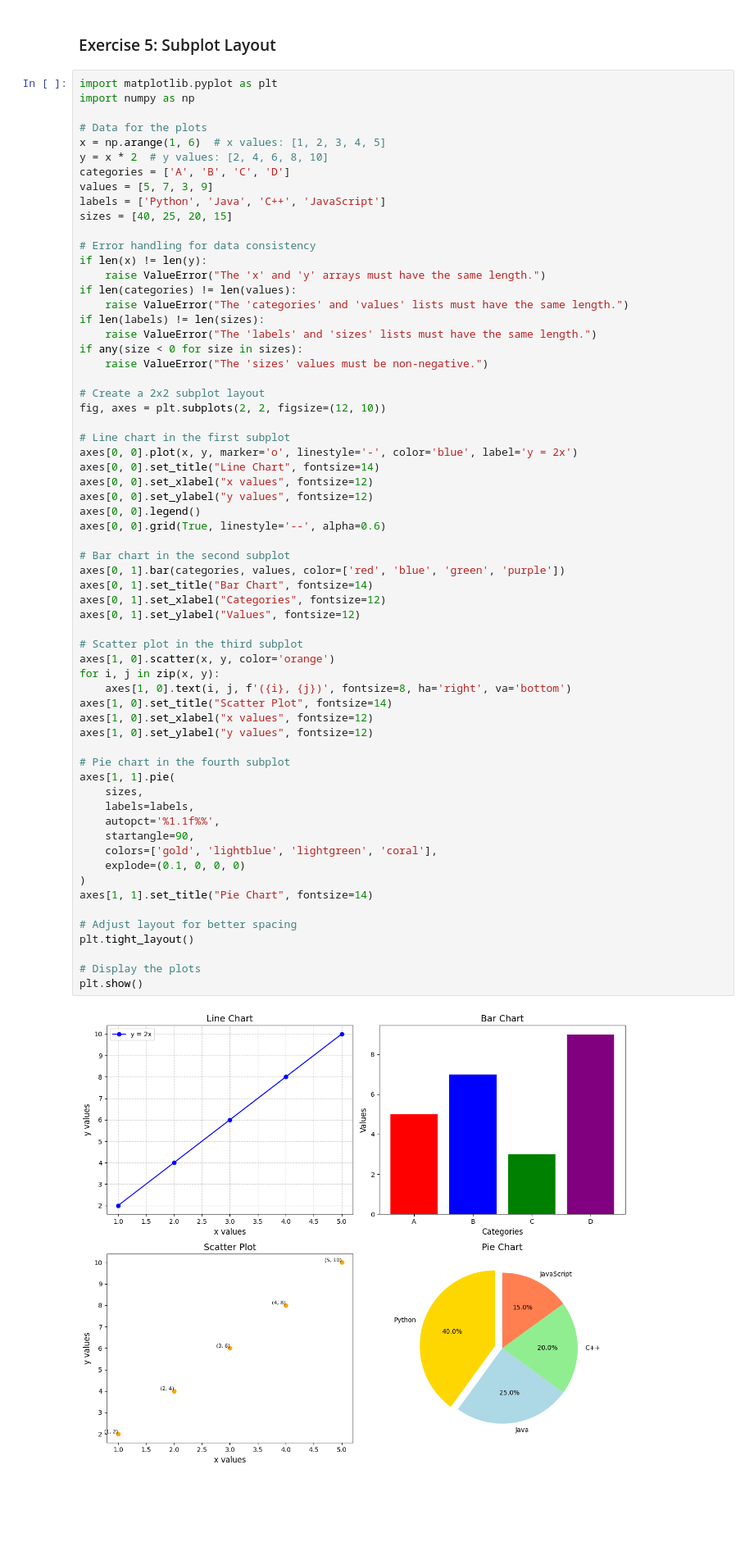
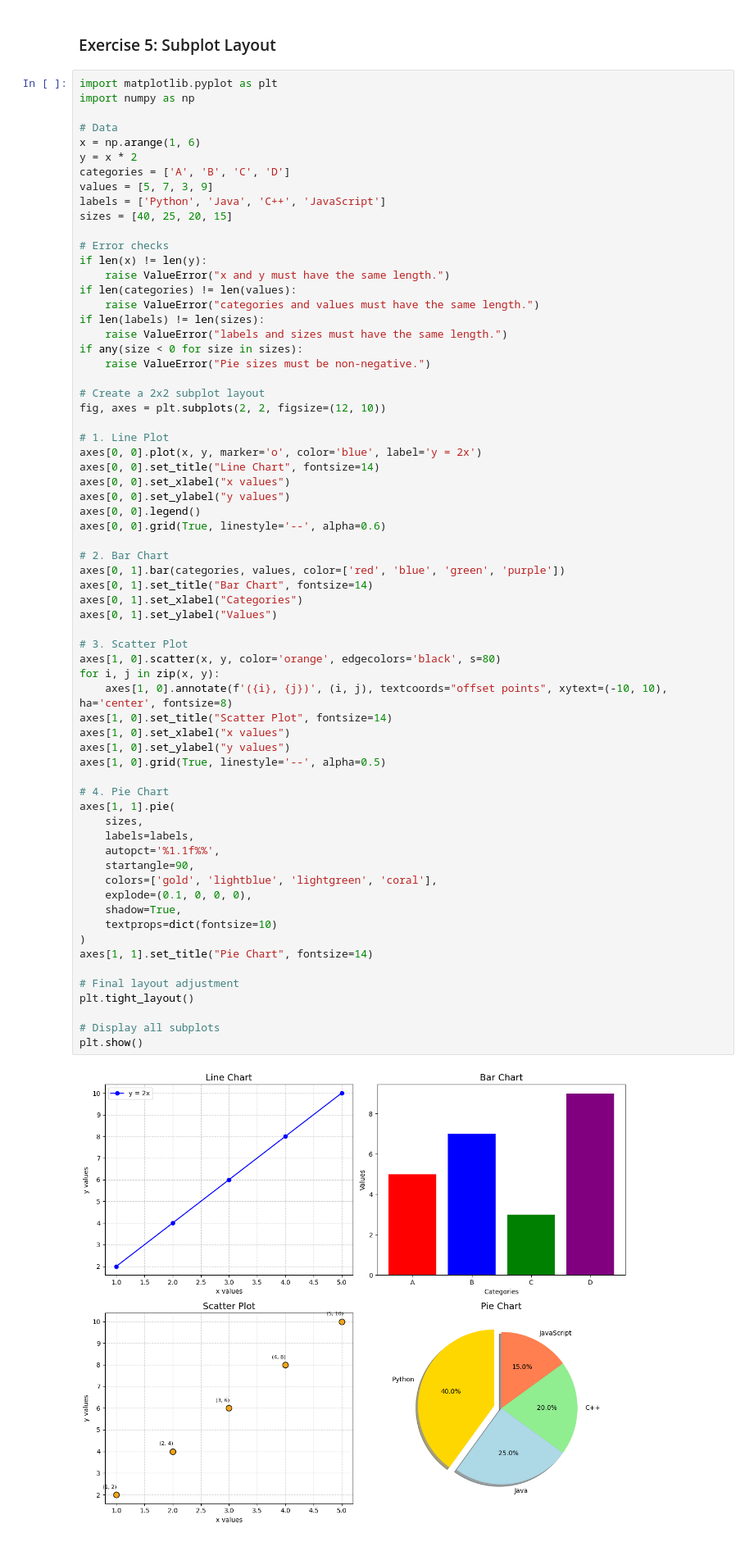
Before and after one commit to siddhanthhk/python-jupyter-template, a Jupyter notebook: src/5-subplot.ipynb, the cells around one changed output. Shown at 82% size. Drawn from its saved outputs; the diff is of its cells as text; blank space fills up the shorter version.

```diff
--- a/src/5-subplot.ipynb
+++ b/src/5-subplot.ipynb
@@ -4,64 +4,67 @@
 import matplotlib.pyplot as plt
 import numpy as np
 
-# Data for the plots
-x = np.arange(1, 6)  # x values: [1, 2, 3, 4, 5]
-y = x * 2  # y values: [2, 4, 6, 8, 10]
+# Data
+x = np.arange(1, 6)
+y = x * 2
 categories = ['A', 'B', 'C', 'D']
 values = [5, 7, 3, 9]
 labels = ['Python', 'Java', 'C++', 'JavaScript']
 sizes = [40, 25, 20, 15]
 
-# Error handling for data consistency
+# Error checks
 if len(x) != len(y):
-    raise ValueError("The 'x' and 'y' arrays must have the same length.")
+    raise ValueError("x and y must have the same length.")
 if len(categories) != len(values):
-    raise ValueError("The 'categories' and 'values' lists must have the same length.")
+    raise ValueError("categories and values must have the same length.")
 if len(labels) != len(sizes):
-    raise ValueError("The 'labels' and 'sizes' lists must have the same length.")
+    raise ValueError("labels and sizes must have the same length.")
 if any(size < 0 for size in sizes):
-    raise ValueError("The 'sizes' values must be non-negative.")
+    raise ValueError("Pie sizes must be non-negative.")
 
 # Create a 2x2 subplot layout
 fig, axes = plt.subplots(2, 2, figsize=(12, 10))
 
-# Line chart in the first subplot
-axes[0, 0].plot(x, y, marker='o', linestyle='-', color='blue', label='y = 2x')
+# 1. Line Plot
+axes[0, 0].plot(x, y, marker='o', color='blue', label='y = 2x')
 axes[0, 0].set_title("Line Chart", fontsize=14)
-axes[0, 0].set_xlabel("x values", fontsize=12)
-axes[0, 0].set_ylabel("y values", fontsize=12)
+axes[0, 0].set_xlabel("x values")
+axes[0, 0].set_ylabel("y values")
 axes[0, 0].legend()
 axes[0, 0].grid(True, linestyle='--', alpha=0.6)
 
-# Bar chart in the second subplot
+# 2. Bar Chart
 axes[0, 1].bar(categories, values, color=['red', 'blue', 'green', 'purple'])
 axes[0, 1].set_title("Bar Chart", fontsize=14)
-axes[0, 1].set_xlabel("Categories", fontsize=12)
-axes[0, 1].set_ylabel("Values", fontsize=12)
+axes[0, 1].set_xlabel("Categories")
+axes[0, 1].set_ylabel("Values")
 
-# Scatter plot in the third subplot
-axes[1, 0].scatter(x, y, color='orange')
+# 3. Scatter Plot
+axes[1, 0].scatter(x, y, color='orange', edgecolors='black', s=80)
 for i, j in zip(x, y):
-    axes[1, 0].text(i, j, f'({i}, {j})', fontsize=8, ha='right', va='bottom')
+    axes[1, 0].annotate(f'({i}, {j})', (i, j), textcoords="offset points", xytext=(-10, 10), ha='center', fontsize=8)
 axes[1, 0].set_title("Scatter Plot", fontsize=14)
-axes[1, 0].set_xlabel("x values", fontsize=12)
-axes[1, 0].set_ylabel("y values", fontsize=12)
+axes[1, 0].set_xlabel("x values")
+axes[1, 0].set_ylabel("y values")
+axes[1, 0].grid(True, linestyle='--', alpha=0.5)
 
-# Pie chart in the fourth subplot
+# 4. Pie Chart
 axes[1, 1].pie(
     sizes,
     labels=labels,
     autopct='%1.1f%%',
     startangle=90,
     colors=['gold', 'lightblue', 'lightgreen', 'coral'],
-    explode=(0.1, 0, 0, 0)
+    explode=(0.1, 0, 0, 0),
+    shadow=True,
+    textprops=dict(fontsize=10)
 )
 axes[1, 1].set_title("Pie Chart", fontsize=14)
 
-# Adjust layout for better spacing
+# Final layout adjustment
 plt.tight_layout()
 
-# Display the plots
+# Display all subplots
 plt.show()
 # %% [output]
-[figure, old version]
+[figure, new version]
```
Also changed, not shown: 5 other files.
